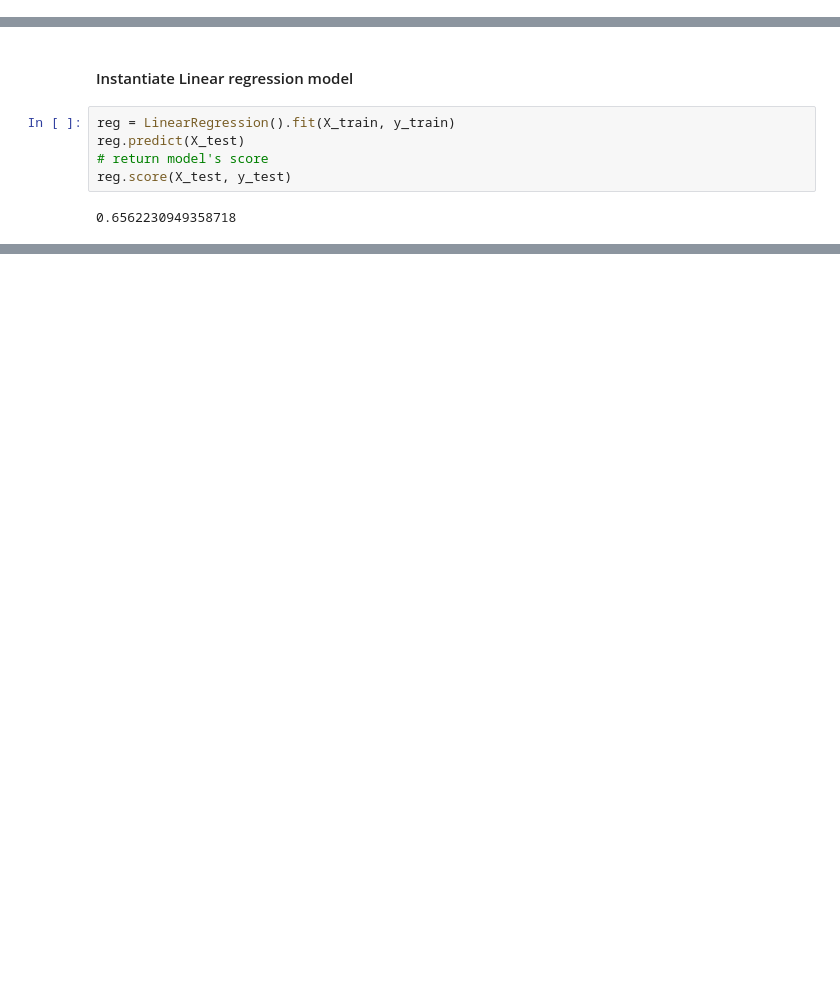
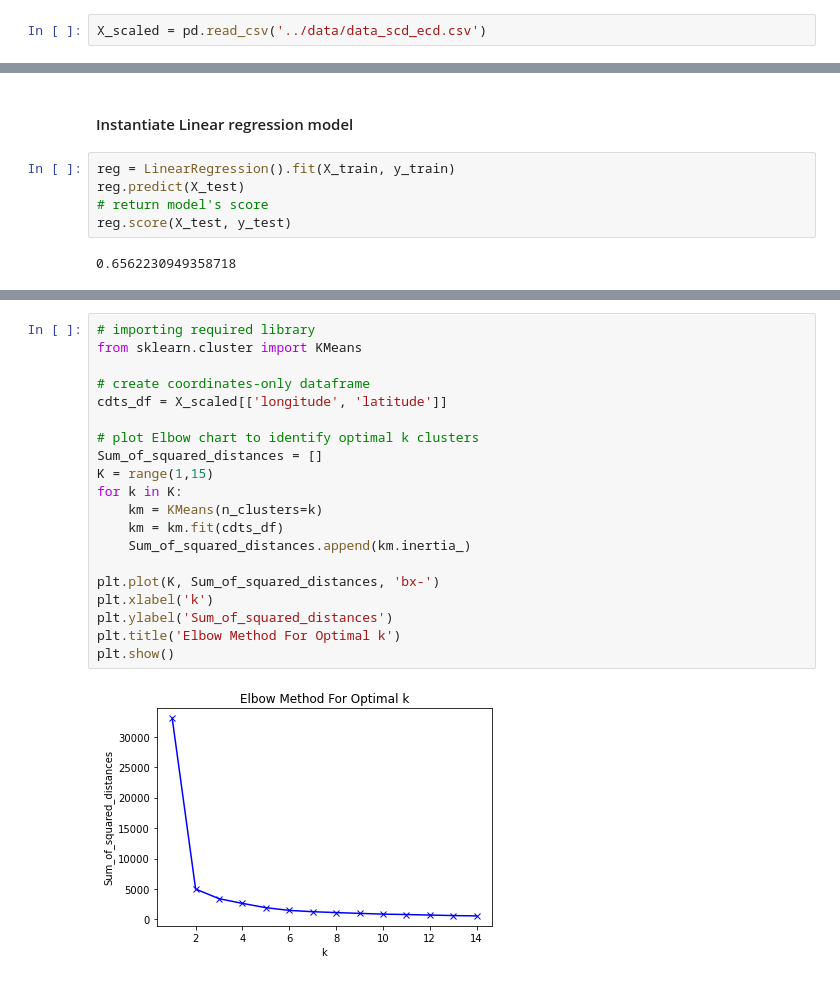
Before and after one commit to adilsmh/House-Market-Prediction, a Jupyter notebook: notebook/notebook_model.ipynb, the cells around one changed output, grey strips where cells are left out. Cells and saved outputs as stored; diff of their text form; blank space fills up the shorter version.

```diff
--- a/notebook/notebook_model.ipynb
+++ b/notebook/notebook_model.ipynb
@@ -185,0 +169,2 @@ X_train, X_test, y_train, y_test = train_test_split(X_scaled, y, test_size=0.33,
+# %%
+X_scaled = pd.read_csv('../data/data_scd_ecd.csv')
@@ -194,0 +215,22 @@ reg.score(X_test, y_test)
+# %%
+# importing required library
+from sklearn.cluster import KMeans
+
+# create coordinates-only dataframe
+cdts_df = X_scaled[['longitude', 'latitude']]
+
+# plot Elbow chart to identify optimal k clusters
+Sum_of_squared_distances = []
+K = range(1,15)
+for k in K:
+    km = KMeans(n_clusters=k)
+    km = km.fit(cdts_df)
+    Sum_of_squared_distances.append(km.inertia_)
+
+plt.plot(K, Sum_of_squared_distances, 'bx-')
+plt.xlabel('k')
+plt.ylabel('Sum_of_squared_distances')
+plt.title('Elbow Method For Optimal k')
+plt.show()
+# %% [output]
+[figure, added]
```
Also changed, not shown: parts of 27 cells of this notebook, 3 other files.
